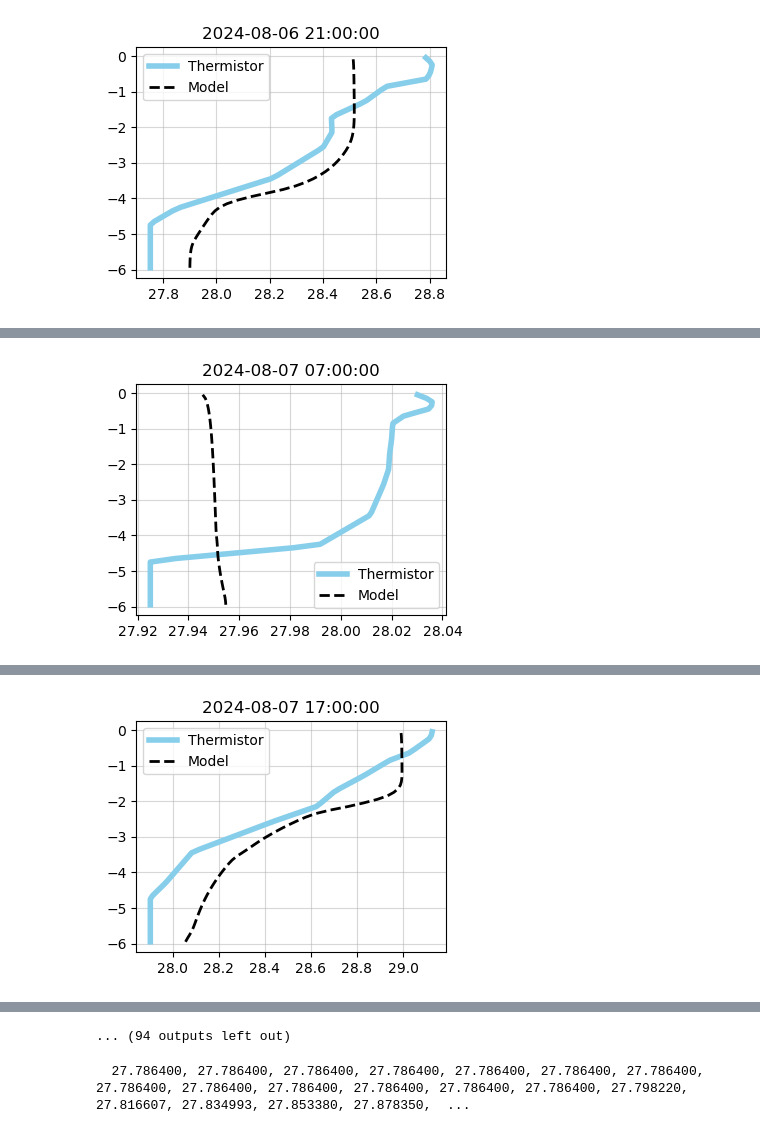
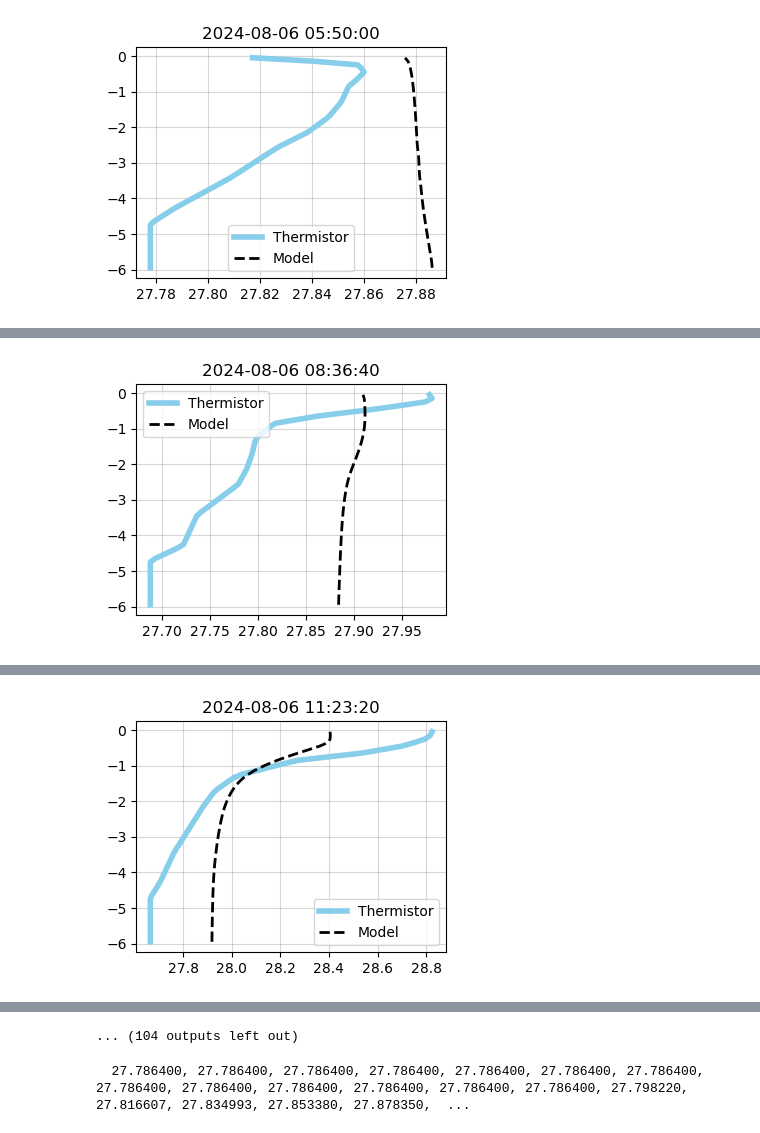
Before and after one commit to sienna-white/1D_JL_Turbulence_Model, a Jupyter notebook: validate_heat_flux.ipynb, the cells around one changed output, grey strips where cells are left out. Drawn from its saved outputs; the diff is of its cells as text; code cells hidden in the pictures.

```diff
--- a/validate_heat_flux.ipynb
+++ b/validate_heat_flux.ipynb
@@ -32,6 +52,8 @@ thermistor = pd.read_feather(fn)
 thermistor = thermistor.iloc[::isave, :]
 thermistor = thermistor.iloc[0:nt, :]
 
-print(thermistor.index)
+thermistor = thermistor.iloc[:, -45:-1]
 # print(thermistor.index)
+# print(thermistor.index)
+print(thermistor.columns)
 # %% [output]
@@ -123,7 +143,7 @@ z = model.z.values
 import time
 # /max(thermistor.iloc[j, :])
 # /max(model.C.isel(time=j).values)
-for j in range(1,nt,10):
+for j in range(1,nt,50):
     fig = plt.figure(figsize=(4,3))
     print(thermistor.index[j])
     plt.plot(thermistor.iloc[j, :], -z, label="Thermistor", color='skyblue', linewidth=4)
@@ -143 +163 @@ for j in range(1,nt,10):
-[figure, old version]
+[figure, new version]
@@ -145 +165 @@ for j in range(1,nt,10):
-[figure, old version]
+[figure, new version]
@@ -147 +167 @@ for j in range(1,nt,10):
-[figure, old version]
+[figure, new version]
@@ -150,4 +170,4 @@ for j in range(1,nt,10):
-... (94 outputs left out)
+... (104 outputs left out)
 # %%
 string = ' '
 for val in thermistor.iloc[0,:].values:
```
Also changed, not shown: parts of 6 cells of this notebook, 2 other files.
